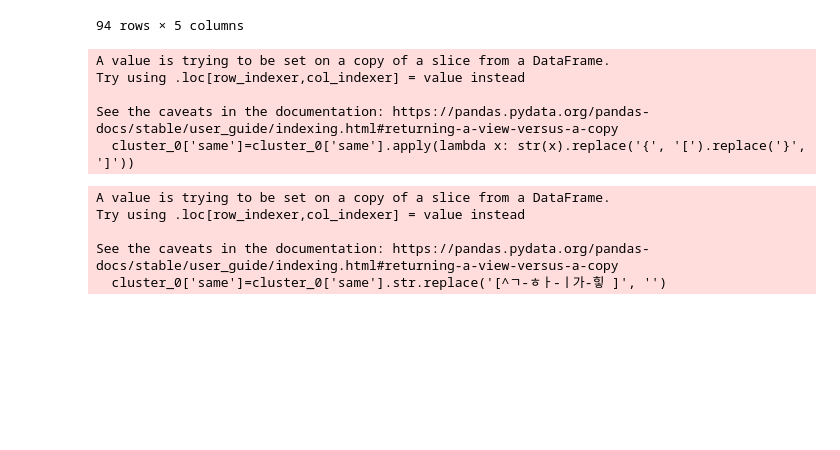
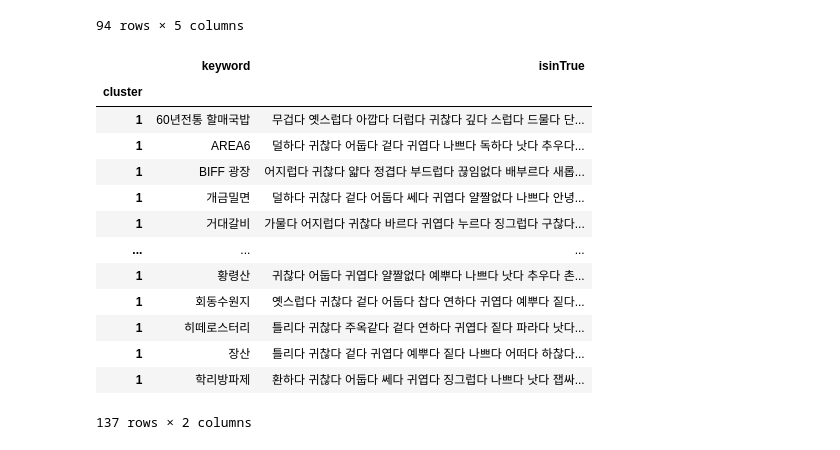
Before and after one commit to sohee0/final_sh, a Jupyter notebook: adj_after_cluster.ipynb, the cells around one changed output. Cells and saved outputs as stored; diff of their text form; code cells hidden in the pictures; blank space fills up the shorter version.

```diff
--- a/adj_after_cluster.ipynb
+++ b/adj_after_cluster.ipynb
@@ -121,19 +121,3 @@ cluster_0
 | 0 | 문화공감 수정(부산 수정동 일본식 가옥) | 뜻있다 못하다 틀리다 더리다 옛스럽다 귀찮다 두서없다 개탄스... | [뜻있다, 못하다, 틀리다, 더리다, 옛스럽다, 귀찮다, 두... | [해맑다, 손쉽다, 차갑다, 이쁘다, 알차다, 친하다, 무덥... | [귀여우다, 빡시다, 부끄럽다, 해맑다, 슴슴하다, 부럽다,... |
 | 0 | 민주공원 | 뜻있다 틀리다 발다 더리다 귀찮다 개탄스럽다 어뜨다 나쁘다 ... | [뜻있다, 틀리다, 발다, 더리다, 귀찮다, 개탄스럽다, 어... | [해맑다, 손쉽다, 차갑다, 이쁘다, 알차다, 번거롭다, 친... | [귀여우다, 빡시다, 뜨거우다, 부끄럽다, 해맑다, 슴슴하다... |
 94 rows × 5 columns
-# %%
-cluster_0['same']=cluster_0['same'].apply(lambda x: str(x).replace('{', '[').replace('}', ']'))
-# %% [output]
-A value is trying to be set on a copy of a slice from a DataFrame.
-Try using .loc[row_indexer,col_indexer] = value instead
-
-See the caveats in the documentation: https://pandas.pydata.org/pandas-docs/stable/user_guide/indexing.html#returning-a-view-versus-a-copy
-  cluster_0['same']=cluster_0['same'].apply(lambda x: str(x).replace('{', '[').replace('}', ']'))
-# %%
-cluster_0['same']=cluster_0['same'].str.replace('[^ㄱ-ㅎㅏ-ㅣ가-힣 ]', '')
-# %% [output]
-A value is trying to be set on a copy of a slice from a DataFrame.
-Try using .loc[row_indexer,col_indexer] = value instead
-
-See the caveats in the documentation: https://pandas.pydata.org/pandas-docs/stable/user_guide/indexing.html#returning-a-view-versus-a-copy
-  cluster_0['same']=cluster_0['same'].str.replace('[^ㄱ-ㅎㅏ-ㅣ가-힣 ]', '')
@@ -140,2 +126,21 @@ See the caveats in the documentation: https://pandas.pydata.org/pandas-docs/stab
 # %%
 count_0_same=Counter(cluster_0['same'])
+# %%
+cluster_1=adj_clus.loc[1]
+# %%
+cluster_1
+# %% [output]
+|  | keyword | isinTrue |
+| cluster |  |  |
+| 1 | 60년전통 할매국밥 | 무겁다 옛스럽다 아깝다 더럽다 귀찮다 깊다 스럽다 드물다 단... |
+| 1 | AREA6 | 덜하다 귀찮다 어둡다 겉다 귀엽다 나쁘다 독하다 낫다 추우다... |
+| 1 | BIFF 광장 | 어지럽다 귀찮다 얇다 정겹다 부드럽다 끊임없다 배부르다 새롭... |
+| 1 | 개금밀면 | 덜하다 귀찮다 겉다 어둡다 쎄다 귀엽다 얄짤없다 나쁘다 안녕... |
+| 1 | 거대갈비 | 가물다 어지럽다 귀찮다 바르다 귀엽다 누르다 징그럽다 구찮다... |
+| ... | ... | ... |
+| 1 | 황령산 | 귀찮다 어둡다 귀엽다 얄짤없다 예뿌다 나쁘다 낫다 추우다 촌... |
+| 1 | 회동수원지 | 옛스럽다 귀찮다 겉다 어둡다 찹다 연하다 귀엽다 예뿌다 짙다... |
+| 1 | 히떼로스터리 | 틀리다 귀찮다 주옥같다 겉다 연하다 귀엽다 짙다 파라다 낫다... |
+| 1 | 장산 | 틀리다 귀찮다 겉다 귀엽다 예뿌다 짙다 나쁘다 어떠다 하찮다... |
+| 1 | 학리방파제 | 환하다 귀찮다 어둡다 쎄다 귀엽다 징그럽다 나쁘다 낫다 잽싸... |
+137 rows × 2 columns
```
Also changed, not shown: parts of 4 cells of this notebook, 7 other files.
